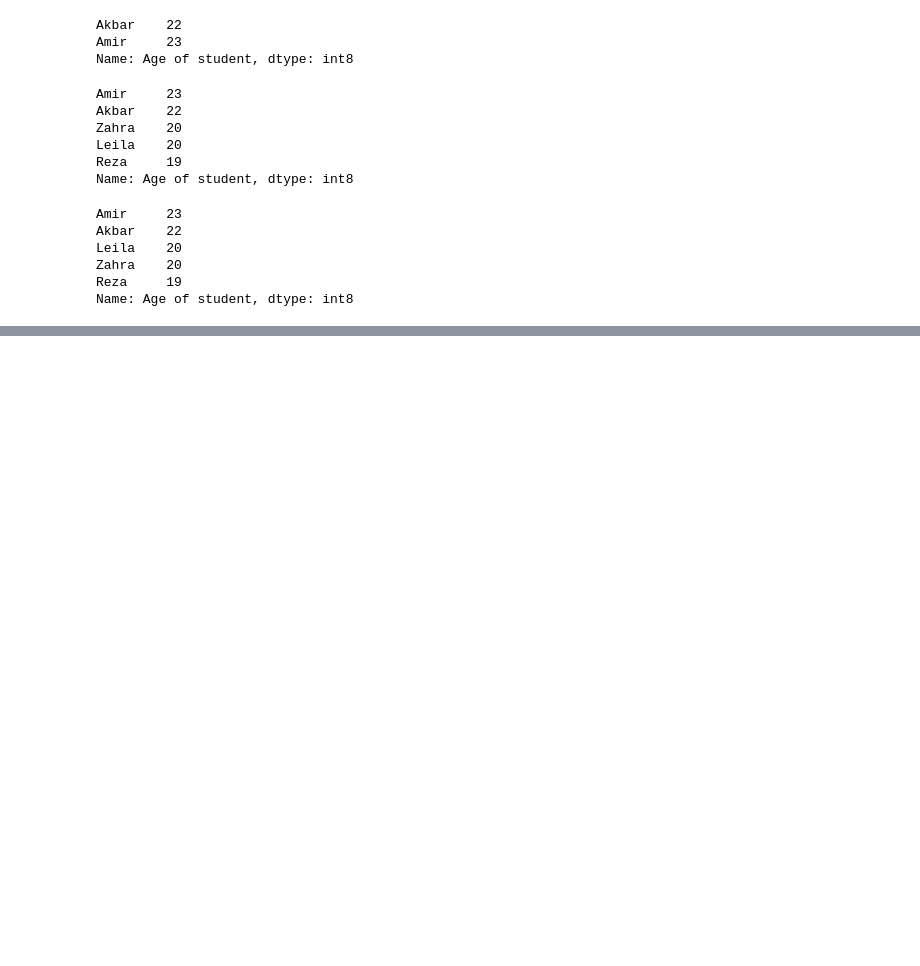
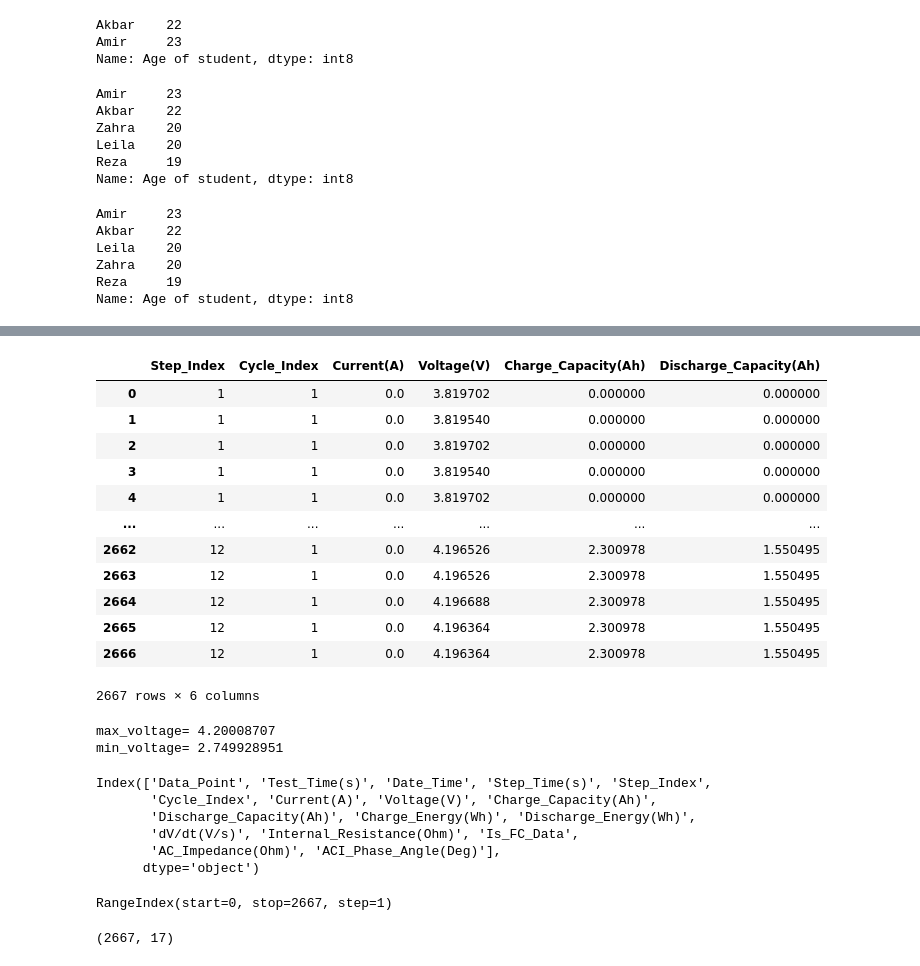
Before and after one commit to leilaamani/Machin-learning, a Jupyter notebook: Pandas_Library.ipynb, the cells around one changed output, grey strips where cells are left out. Cells and saved outputs as stored; diff of their text form; code cells hidden in the pictures; blank space fills up the shorter version.

```diff
--- a/Pandas_Library.ipynb
+++ b/Pandas_Library.ipynb
@@ -98,0 +149,44 @@ Name: Age of student, dtype: int8
+# %%
+pd.options.display.min_rows=10
+data_using=pd.read_csv('battery data.csv',usecols=['Step_Index','Cycle_Index',
+                       'Current(A)','Voltage(V)','Charge_Capacity(Ah)','Discharge_Capacity(Ah)'])
+data_using
+# %% [output]
+|  | Step_Index | Cycle_Index | Current(A) | Voltage(V) | Charge_Capacity(Ah) | Discharge_Capacity(Ah) |
+| 0 | 1 | 1 | 0.0 | 3.819702 | 0.000000 | 0.000000 |
+| 1 | 1 | 1 | 0.0 | 3.819540 | 0.000000 | 0.000000 |
+| 2 | 1 | 1 | 0.0 | 3.819702 | 0.000000 | 0.000000 |
+| 3 | 1 | 1 | 0.0 | 3.819540 | 0.000000 | 0.000000 |
+| 4 | 1 | 1 | 0.0 | 3.819702 | 0.000000 | 0.000000 |
+| ... | ... | ... | ... | ... | ... | ... |
+| 2662 | 12 | 1 | 0.0 | 4.196526 | 2.300978 | 1.550495 |
+| 2663 | 12 | 1 | 0.0 | 4.196526 | 2.300978 | 1.550495 |
+| 2664 | 12 | 1 | 0.0 | 4.196688 | 2.300978 | 1.550495 |
+| 2665 | 12 | 1 | 0.0 | 4.196364 | 2.300978 | 1.550495 |
+| 2666 | 12 | 1 | 0.0 | 4.196364 | 2.300978 | 1.550495 |
+2667 rows × 6 columns
+# %%
+data_using['Voltage(V)'].max()
+data_using['Voltage(V)'].min()
+print('max_voltage=', data_using['Voltage(V)'].max())
+print('min_voltage=', data_using['Voltage(V)'].min())
+# %% [output]
+max_voltage= 4.20008707
+min_voltage= 2.749928951
+# %%
+battery_df.columns
+# %% [output]
+Index(['Data_Point', 'Test_Time(s)', 'Date_Time', 'Step_Time(s)', 'Step_Index',
+       'Cycle_Index', 'Current(A)', 'Voltage(V)', 'Charge_Capacity(Ah)',
+       'Discharge_Capacity(Ah)', 'Charge_Energy(Wh)', 'Discharge_Energy(Wh)',
+       'dV/dt(V/s)', 'Internal_Resistance(Ohm)', 'Is_FC_Data',
+       'AC_Impedance(Ohm)', 'ACI_Phase_Angle(Deg)'],
+      dtype='object')
+# %%
+battery_df.index
+# %% [output]
+RangeIndex(start=0, stop=2667, step=1)
+# %%
+battery_df.shape
+# %% [output]
+(2667, 17)
```
Also changed, not shown: parts of 7 cells of this notebook.
